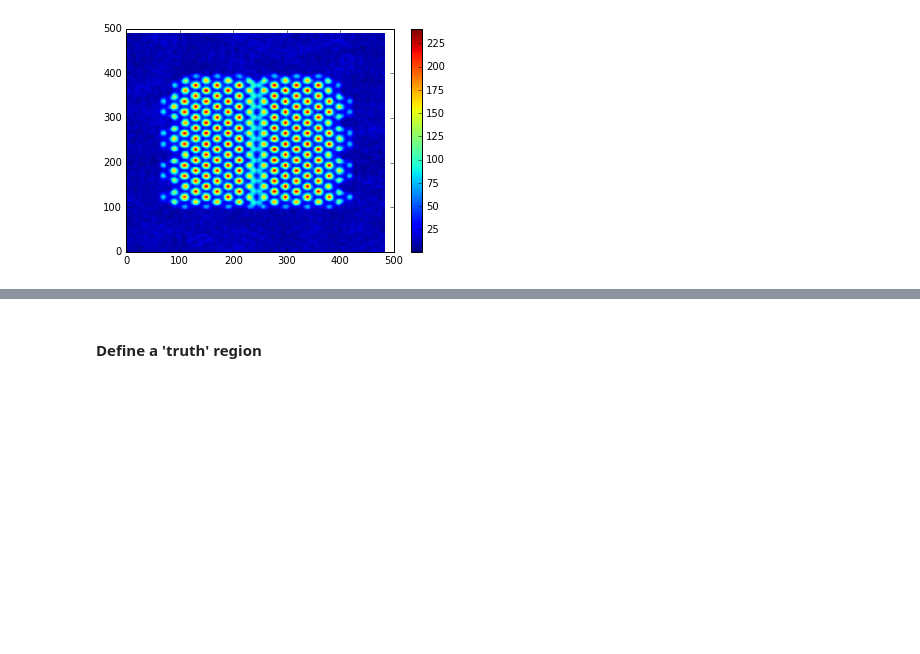
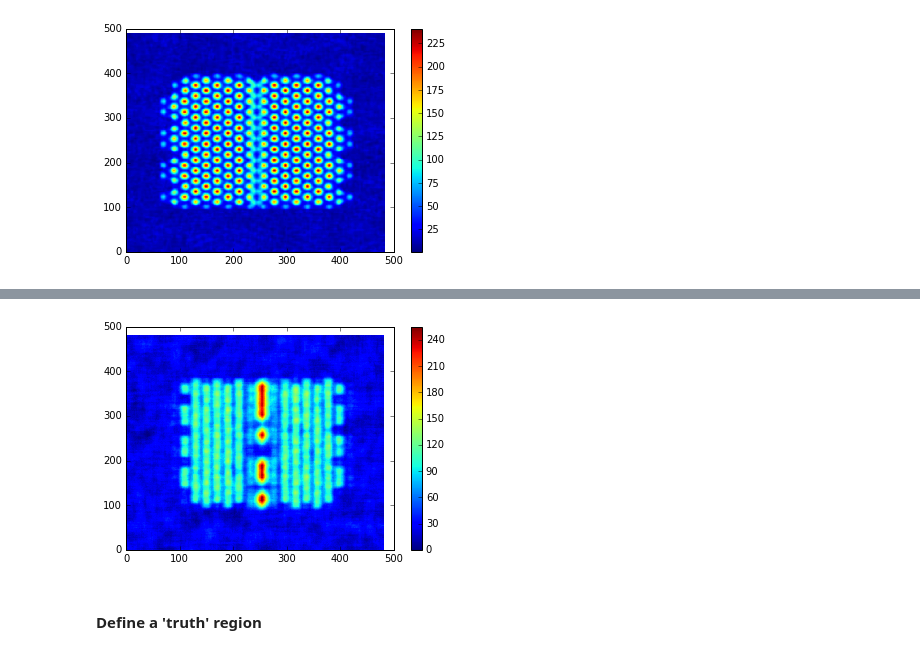
Before and after one commit to huskeypm/sparkdetection, a Jupyter notebook: roc/roc.ipynb, the cells around one changed output, grey strips where cells are left out. Drawn from its saved outputs; the diff is of its cells as text; code cells hidden in the pictures; blank space fills up the shorter version.

```diff
--- a/roc/roc.ipynb
+++ b/roc/roc.ipynb
@@ -35,3 +47,10 @@ thresh = 122
+# %%
+image3 = images['fusedInter']
+pcolormesh(image3)
+plt.colorbar()
+thresh = 122
+# %% [output]
+[figure, added]
 # %% [markdown]
 #### Define a 'truth' region
 # %%
```
Also changed, not shown: parts of 30 cells of this notebook, 4 other files.
